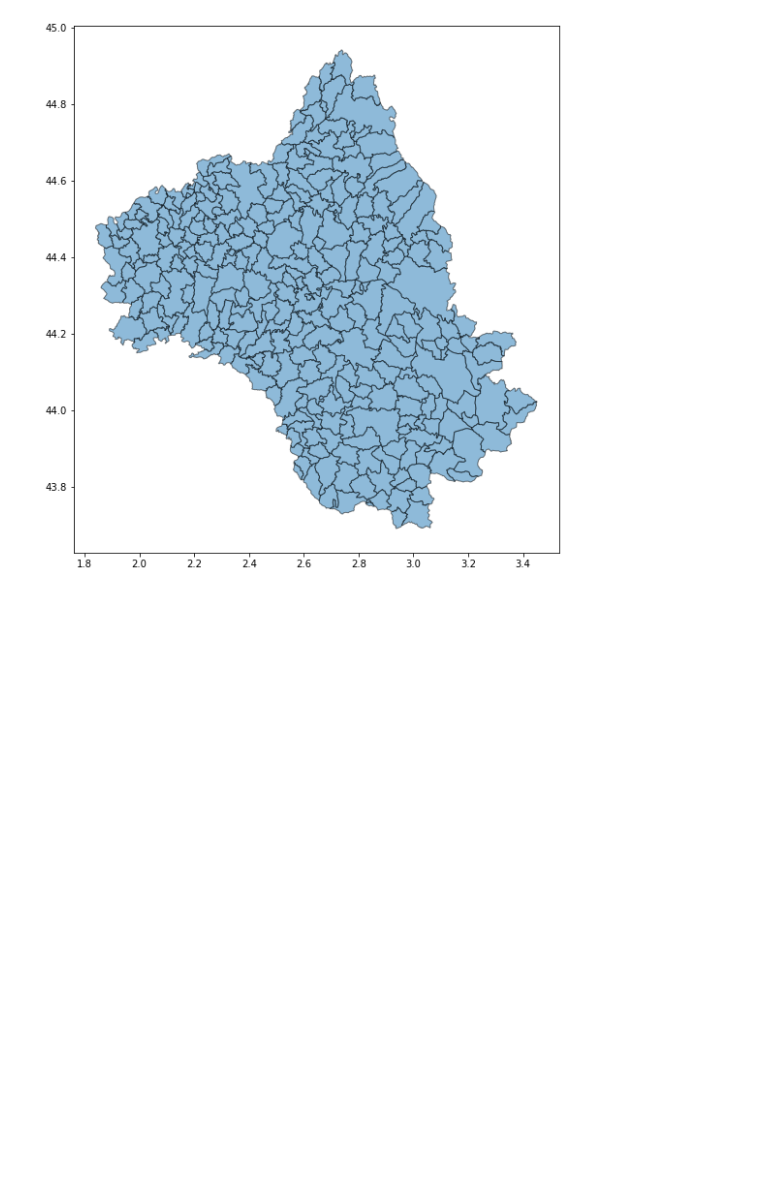
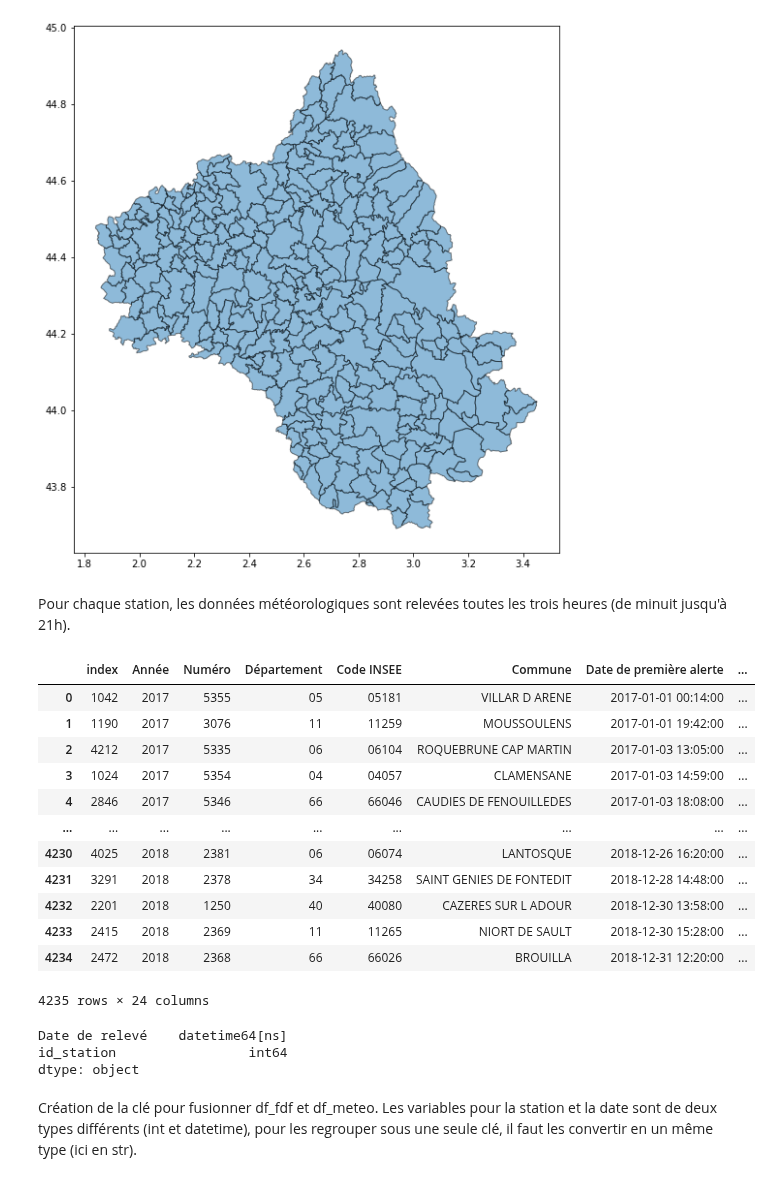
Before and after one commit to Theo-Clavel/feux_de_foret, a Jupyter notebook: main.ipynb, the cells around one changed output. Cells and saved outputs as stored; diff of their text form; code cells hidden in the pictures; blank space fills up the shorter version.

```diff
--- a/main.ipynb
+++ b/main.ipynb
@@ -374,3 +382,43 @@ av
 # %% [output]
 <AxesSubplot:>
 [figure]
+# %% [markdown]
+Pour chaque station, les données météorologiques sont relevées toutes les trois heures (de minuit jusqu'à 21h).
+# %%
+def plus_proche_relevé(date) :
+    "retourne la date de relevé météorologique la plus proche de la date de première alerte du feu"
+
+    date = datetime.strptime(date, '%Y-%m-%d %H:%M:%S')
+
+    relevé_ant = datetime(date.year, date.month, date.day, date.hour//3 *3)
+    relevé_post = relevé_ant + timedelta(hours = 3)
+
+    if date - relevé_ant < relevé_post - date :
+        return relevé_ant
+
+    return relevé_post
+# %%
+df_fdf['Date de relevé'] = df_fdf['Date de première alerte'].apply(lambda row: plus_proche_relevé(row))
+df_fdf
+# %% [output]
+|  | index | Année | Numéro | Département | Code INSEE | Commune | Date de première alerte | ... |
+| 0 | 1042 | 2017 | 5355 | 05 | 05181 | VILLAR D ARENE | 2017-01-01 00:14:00 | ... |
+| 1 | 1190 | 2017 | 3076 | 11 | 11259 | MOUSSOULENS | 2017-01-01 19:42:00 | ... |
+| 2 | 4212 | 2017 | 5335 | 06 | 06104 | ROQUEBRUNE CAP MARTIN | 2017-01-03 13:05:00 | ... |
+| 3 | 1024 | 2017 | 5354 | 04 | 04057 | CLAMENSANE | 2017-01-03 14:59:00 | ... |
+| 4 | 2846 | 2017 | 5346 | 66 | 66046 | CAUDIES DE FENOUILLEDES | 2017-01-03 18:08:00 | ... |
+| ... | ... | ... | ... | ... | ... | ... | ... | ... |
+| 4230 | 4025 | 2018 | 2381 | 06 | 06074 | LANTOSQUE | 2018-12-26 16:20:00 | ... |
+| 4231 | 3291 | 2018 | 2378 | 34 | 34258 | SAINT GENIES DE FONTEDIT | 2018-12-28 14:48:00 | ... |
+| 4232 | 2201 | 2018 | 1250 | 40 | 40080 | CAZERES SUR L ADOUR | 2018-12-30 13:58:00 | ... |
+| 4233 | 2415 | 2018 | 2369 | 11 | 11265 | NIORT DE SAULT | 2018-12-30 15:28:00 | ... |
+| 4234 | 2472 | 2018 | 2368 | 66 | 66026 | BROUILLA | 2018-12-31 12:20:00 | ... |
+4235 rows × 24 columns
+# %%
+df_fdf[['Date de relevé', 'id_station']].dtypes
+# %% [output]
+Date de relevé    datetime64[ns]
+id_station                 int64
+dtype: object
+# %% [markdown]
+Création de la clé pour fusionner df_fdf et df_meteo. Les variables pour la station et la date sont de deux types différents (int et datetime), pour les regrouper sous une seule clé, il faut les convertir en un même type (ici en str).
```
Also changed, not shown: parts of 9 cells of this notebook, 1 other file.
